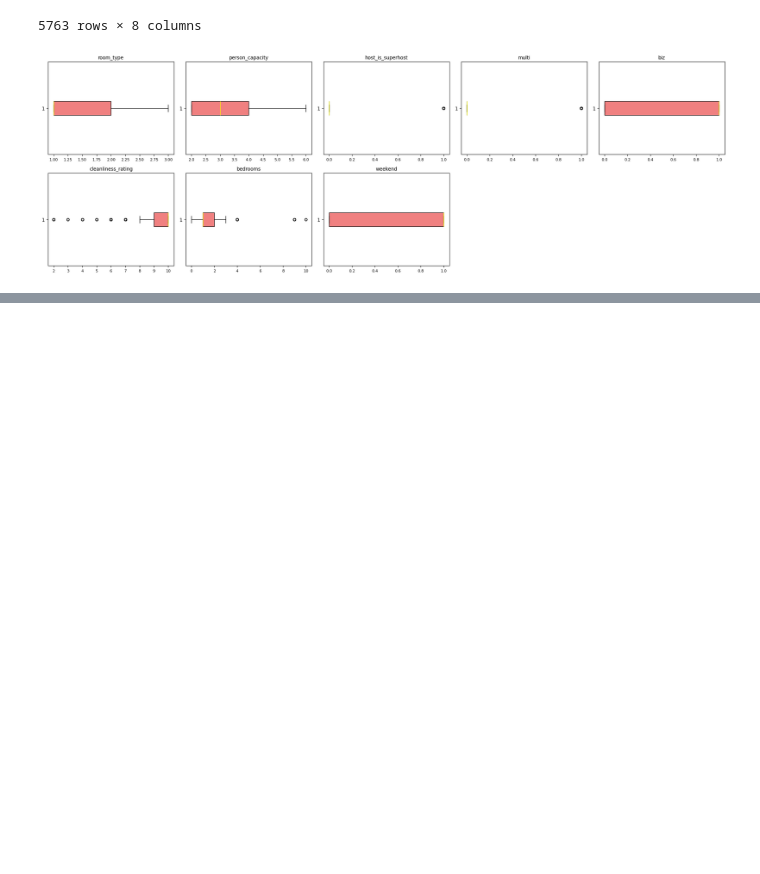
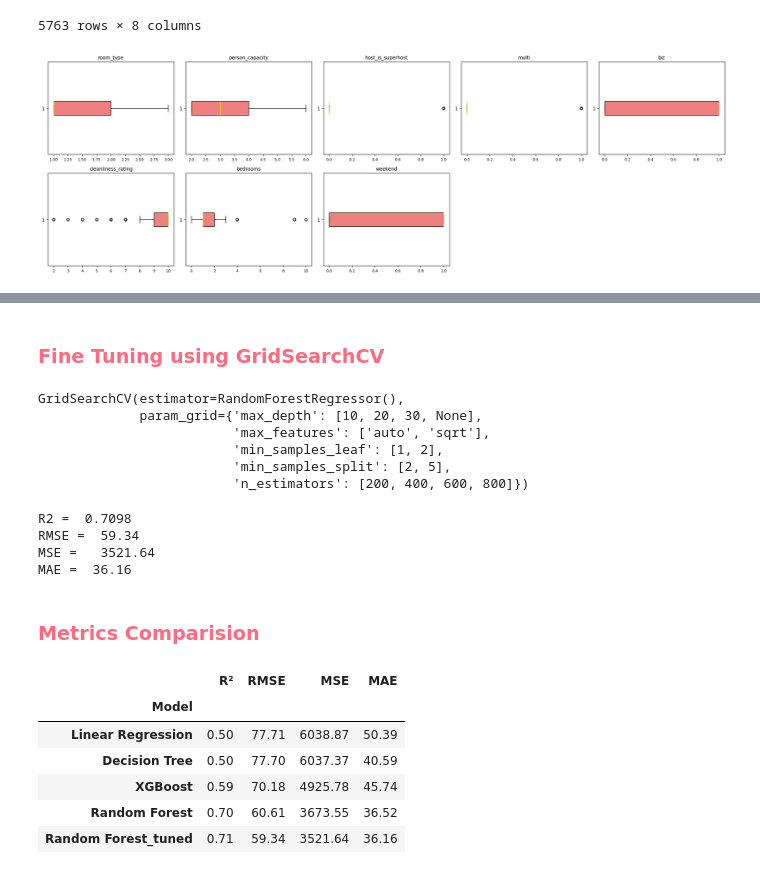
Before and after one commit to GGranja12/Airbnb-Lisbon-Data-overview, a Jupyter notebook: Airbnb_Lisbon_notebook.ipynb, the cells around one changed output, grey strips where cells are left out. Drawn from its saved outputs; the diff is of its cells as text; code cells hidden in the pictures; blank space fills up the shorter version.

```diff
--- a/Airbnb_Lisbon.ipynb
+++ b/Airbnb_Lisbon_notebook.ipynb
@@ -685,0 +1025,2 @@ plt.show()
+# %% [markdown]
+<h3 style="color: #FF6B81;">Fine Tuning using GridSearchCV </h3>
@@ -685,0 +1035,52 @@ plt.show()
+# %%
+model = GridSearchCV(forest_model, parameters)
+model.fit(X_train, y_train)
+# %% [output]
+GridSearchCV(estimator=RandomForestRegressor(),
+             param_grid={'max_depth': [10, 20, 30, None],
+                         'max_features': ['auto', 'sqrt'],
+                         'min_samples_leaf': [1, 2],
+                         'min_samples_split': [2, 5],
+                         'n_estimators': [200, 400, 600, 800]})
+# %%
+#Validation
+gridsearchCV_predictions = model.predict(X_test)
+# %%
+#Metrics
+r2_gridsearchCV = r2_score(y_test, gridsearchCV_predictions)
+RMSE_gridsearchCV  = mean_squared_error(y_test, gridsearchCV_predictions, squared=False)
+MSE_gridsearchCV = mean_squared_error(y_test, gridsearchCV_predictions)
+MAE_gridsearchCV  = mean_absolute_error(y_test, gridsearchCV_predictions)
+# %%
+#Printing the results
+print("R2 = ", round(r2_gridsearchCV, 4))
+print("RMSE = ", round(RMSE_gridsearchCV, 2))
+print("MSE =  ", round(MSE_gridsearchCV, 2))
+print("MAE = ", round(MAE_gridsearchCV, 2))
+# %% [output]
+R2 =  0.7098
+RMSE =  59.34
+MSE =   3521.64
+MAE =  36.16
+# %% [markdown]
+<h3 style="color: #FF6B81;">Metrics Comparision </h3>
+# %%
+#final comparision
+metrics = {
+    'Model': ['Linear Regression', 'Decision Tree', 'XGBoost', 'Random Forest', 'Random Forest_tuned'],
+    'R²': [r2_linear_model, r2_tree_model, r2_xgbr_model, r2_forest_model, r2_gridsearchCV],
+    'RMSE': [RMSE_linear_model, RMSE_tree_model, RMSE_xgbr_model, RMSE_forest_model, RMSE_gridsearchCV],
+    'MSE': [MSE_linear_model, MSE_tree_model, MSE_xgbr_model, MSE_forest_model, MSE_gridsearchCV],
+    'MAE': [MAE_linear_model, MAE_tree_model, MAE_xgbr_model, MAE_forest_model, MAE_gridsearchCV]}
+# %%
+df_metrics = pd.DataFrame(metrics)
+df_metrics.set_index("Model", inplace=True)
+df_metrics.round(2)
+# %% [output]
+|  | R² | RMSE | MSE | MAE |
+| Model |  |  |  |  |
+| Linear Regression | 0.50 | 77.71 | 6038.87 | 50.39 |
+| Decision Tree | 0.50 | 77.70 | 6037.37 | 40.59 |
+| XGBoost | 0.59 | 70.18 | 4925.78 | 45.74 |
+| Random Forest | 0.70 | 60.61 | 3673.55 | 36.52 |
+| Random Forest_tuned | 0.71 | 59.34 | 3521.64 | 36.16 |
```
Also changed, not shown: parts of 78 cells of this notebook, 3 other files.
